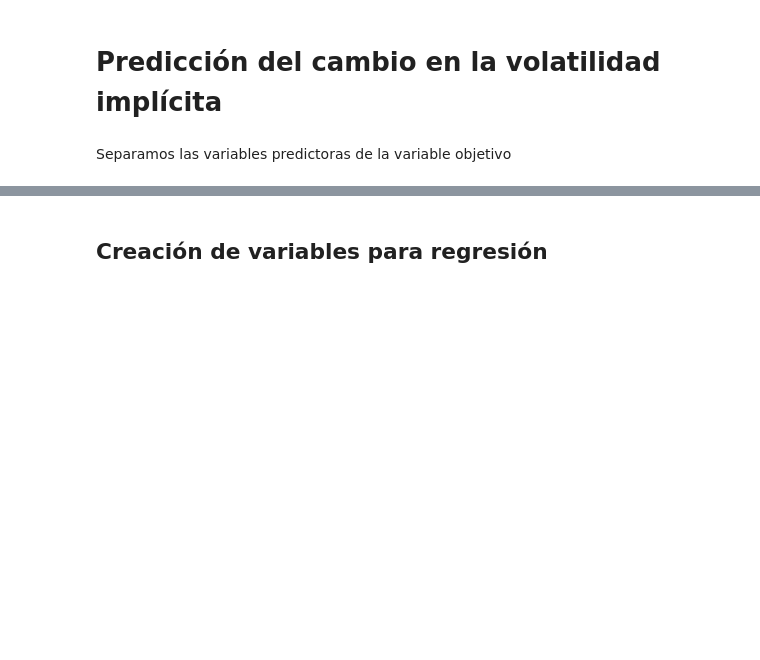
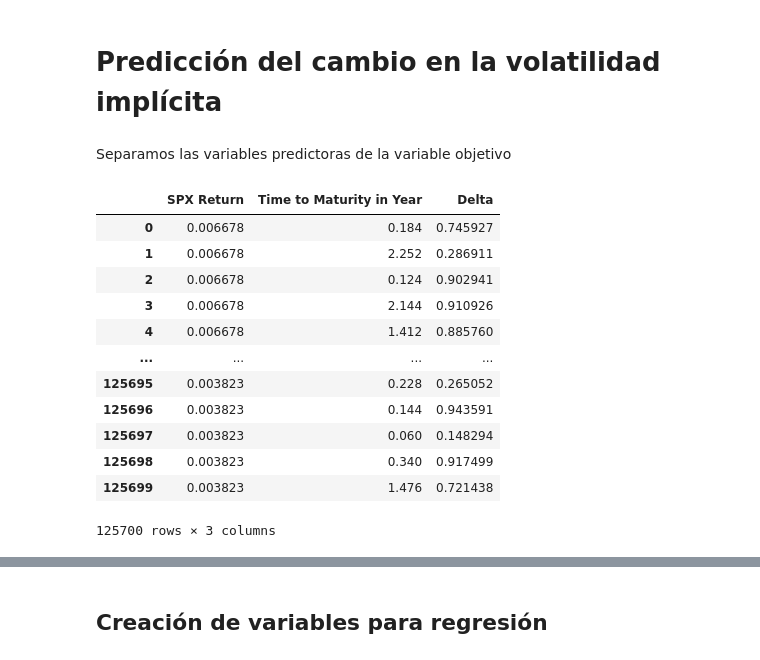
Before and after one commit to paurbano/aplicaciones-financieras, a Jupyter notebook: Modulo 2/Semana 2/Predicción_de_cambio_en_la_IV.ipynb, the cells around one changed output, grey strips where cells are left out. Cells and saved outputs as stored; diff of their text form; code cells hidden in the pictures; blank space fills up the shorter version.

```diff
--- a/Modulo 2/Semana 2/Predicción_de_cambio_en_la_IV.ipynb
+++ b/Modulo 2/Semana 2/Predicción_de_cambio_en_la_IV.ipynb
@@ -105,3 +105,19 @@ Separamos las variables predictoras de la variable objetivo
 # %%
 X = iv_data.drop(columns = ['Date', 'Implied Volatility Change'])
 y = iv_data['Implied Volatility Change']
+# %%
+X
+# %% [output]
+|  | SPX Return | Time to Maturity in Year | Delta |
+| 0 | 0.006678 | 0.184 | 0.745927 |
+| 1 | 0.006678 | 2.252 | 0.286911 |
+| 2 | 0.006678 | 0.124 | 0.902941 |
+| 3 | 0.006678 | 2.144 | 0.910926 |
+| 4 | 0.006678 | 1.412 | 0.885760 |
+| ... | ... | ... | ... |
+| 125695 | 0.003823 | 0.228 | 0.265052 |
+| 125696 | 0.003823 | 0.144 | 0.943591 |
+| 125697 | 0.003823 | 0.060 | 0.148294 |
+| 125698 | 0.003823 | 0.340 | 0.917499 |
+| 125699 | 0.003823 | 1.476 | 0.721438 |
+125700 rows × 3 columns
```
Also changed, not shown: parts of 9 cells of this notebook.
